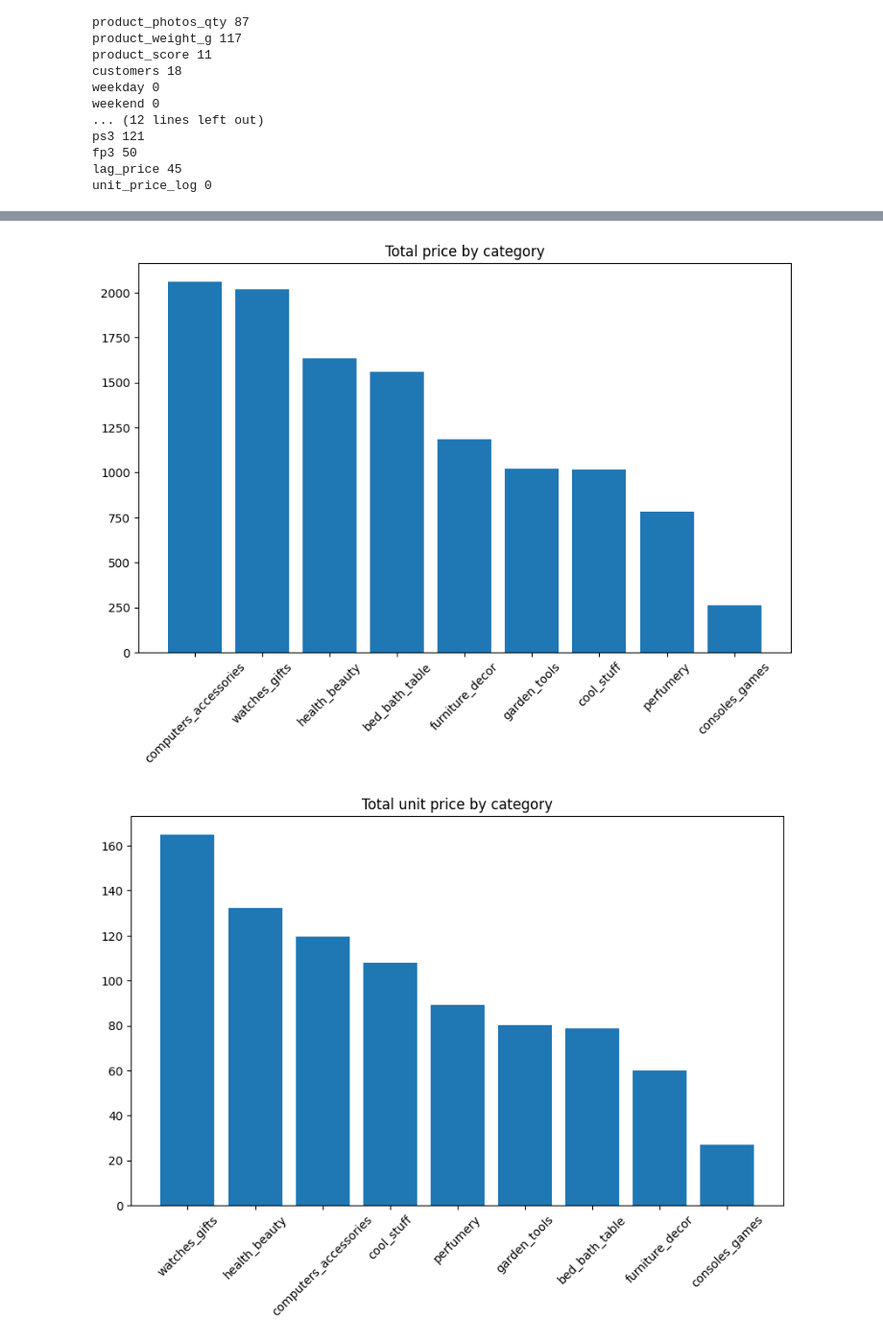
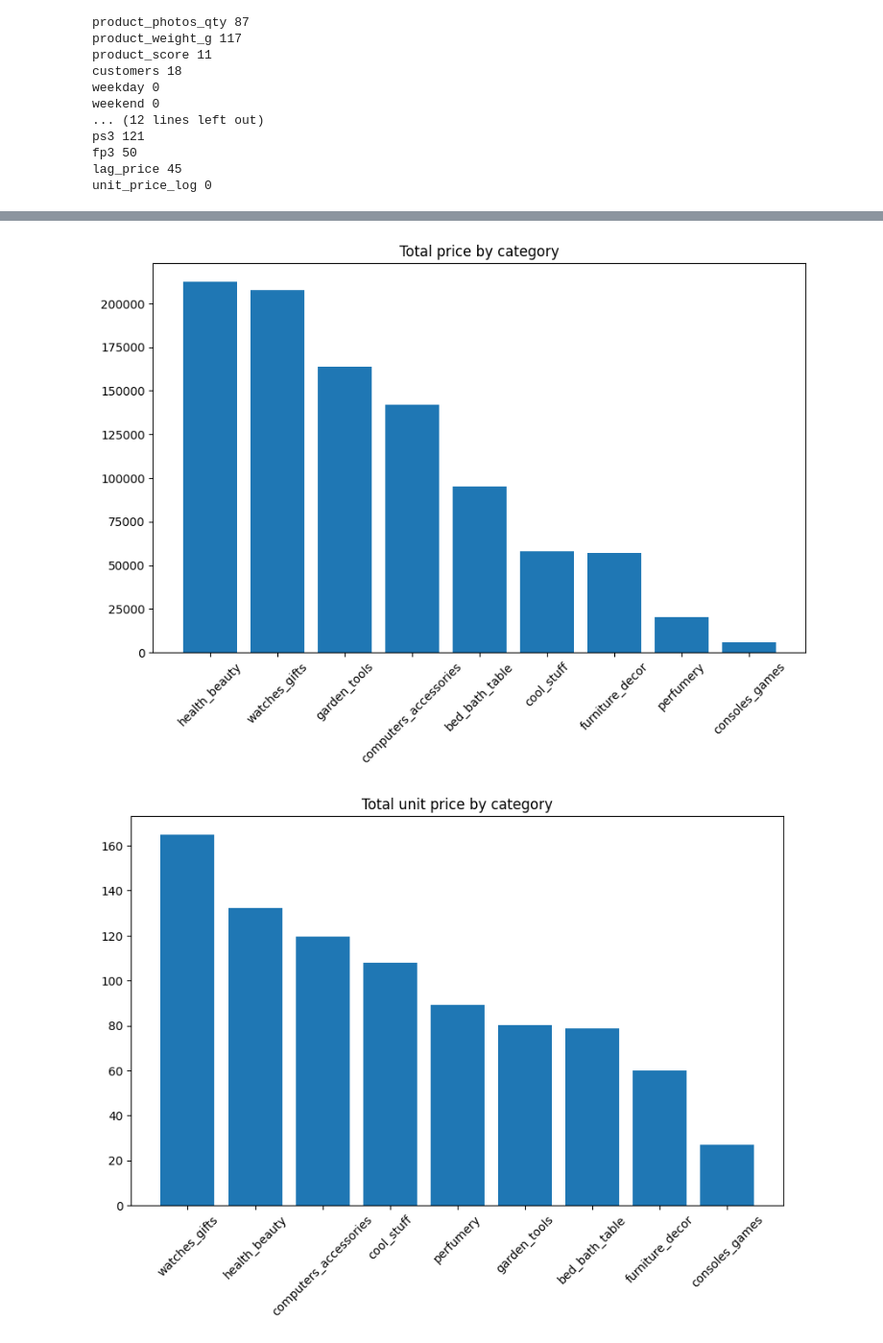
Before and after one commit to npt-1707/Retail-Price-Optimization, a Jupyter notebook: retail_price.ipynb, the cells around one changed output, grey strips where cells are left out. Shown at 96% size. Saved outputs shown, nothing was run; the diff lists cells and outputs as text; code cells hidden in the pictures.

```diff
--- a/retail_price.ipynb
+++ b/retail_price.ipynb
@@ -7,7 +8,7 @@ from datetime import datetime
 # %% [markdown]
 ## Load dataset
 # %%
-df = pd.read_csv('retail_price.csv')
+df = pd.read_csv('data/retail_price.csv')
 # %%
 df.columns
 # %% [output]
@@ -169,18 +178,18 @@ boxplot(df, cols)
 # %%
 def total_price_by_category(df):
     """
     Plot total price by category using plt.hbar
     """
-    df = df[["product_category_name", "total_price"]].groupby("product_category_name").mean().sort_values(by="total_price", ascending=False)
+    df = df[["product_category_name", "total_price"]].groupby("product_category_name").sum().sort_values(by="total_price", ascending=False)
     plt.figure(figsize=(10, 6))
     plt.bar(df.index, df["total_price"])
     plt.title("Total price by category")
     plt.xticks(rotation=45)
-    plt.savefig("total_price_by_category.png")
+    plt.savefig("out/total_price_by_category.png")
     plt.show()
 total_price_by_category(df)
 # %% [output]
-[figure, old version]
+[figure, new version]
 # %%
 def mean_unit_price_by_category(df):
     """
```
Also changed, not shown: parts of 15 cells of this notebook, 4 other files.
